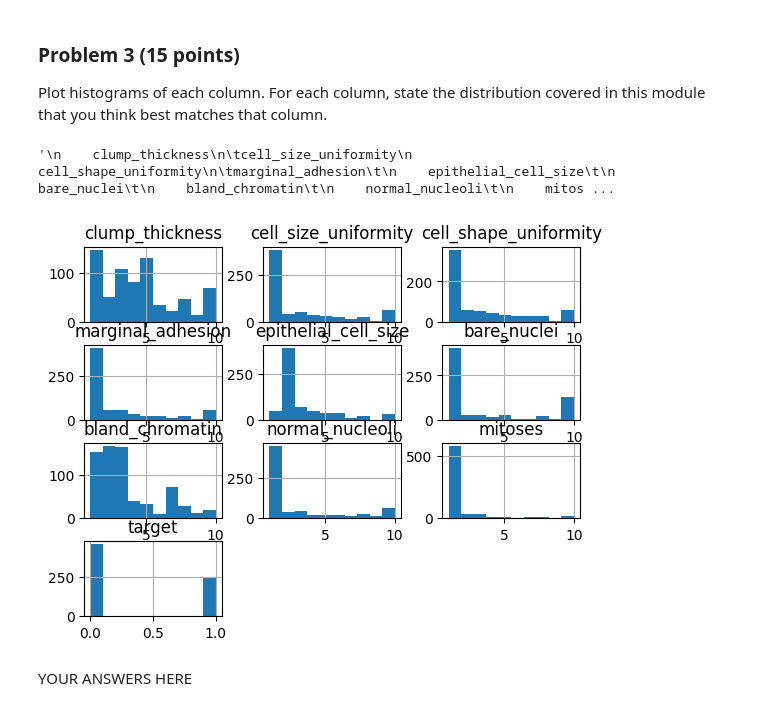
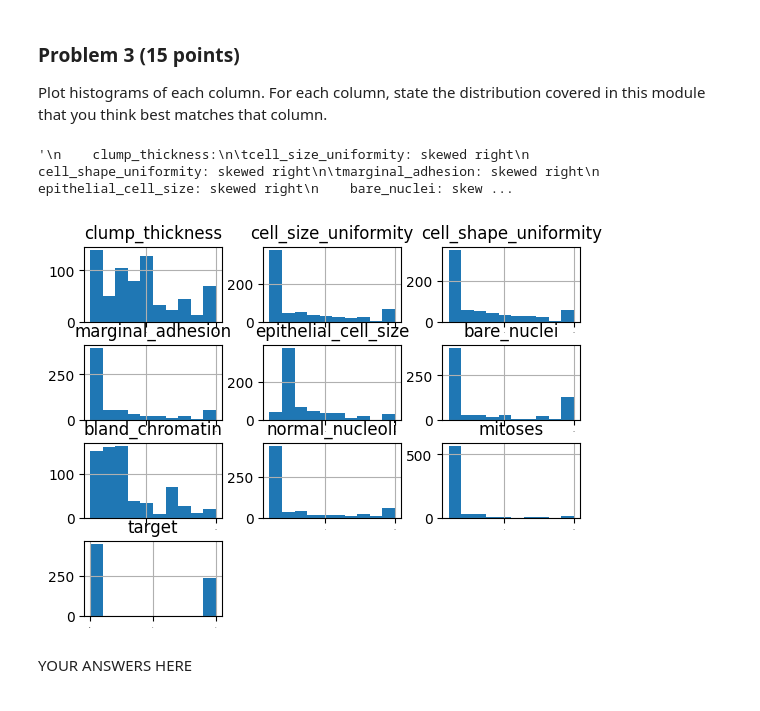
Before and after one commit to AL-Holmes/dx601-final-project, a Jupyter notebook: project.ipynb, the cells around one changed output. Drawn from its saved outputs; the diff is of its cells as text; code cells hidden in the pictures.

```diff
--- a/project.ipynb
+++ b/project.ipynb
@@ -76,8 +76,8 @@ If the data set you choose has more than ten columns, you may limit later analys
 # YOUR CODE HERE
 file = "breast_cancer_wisconsin_original.tsv"
 
-cancer_na = pd.read_csv(file, sep='\t')
-cancer = cancer_na.dropna()
+cancer_full = pd.read_csv(file, sep='\t')
+cancer = cancer_full.dropna()
 cancer.sample(10)
 # %% [output]
 |  | clump_thickness | cell_size_uniformity | cell_shape_uniformity | marginal_adhesion | epithelial_cell_size | ... |
@@ -123,22 +123,22 @@ Plot histograms of each column.
 For each column, state the distribution covered in this module that you think best matches that column.
 # %%
 # YOUR CODE HERE
-cancer.hist(bins=10)
+cancer.hist(xlabelsize=1)
 '''
     clump_thickness:
-	cell_size_uniformity:
-    cell_shape_uniformity:
-	marginal_adhesion:
-    epithelial_cell_size:
-    bare_nuclei:
-    bland_chromatin:
-    normal_nucleoli:
-    mitoses:
-    target:
+	cell_size_uniformity: skewed right
+    cell_shape_uniformity: skewed right
+	marginal_adhesion: skewed right
+    epithelial_cell_size: skewed right
+    bare_nuclei: skewed right
+    bland_chromatin: skewed right
+    normal_nucleoli: skewed right
+    mitoses: skewed right
+    target: distributed between two numbers (since it is categorical)
 '''
 # %% [output]
-'\n    clump_thickness\n\tcell_size_uniformity\n    cell_shape_uniformity\n\tmarginal_adhesion\t\n    epithelial_cell_size\t\n    bare_nuclei\t\n    bland_chromatin\t\n    normal_nucleoli\t\n    mitos ...
+'\n    clump_thickness:\n\tcell_size_uniformity: skewed right\n    cell_shape_uniformity: skewed right\n\tmarginal_adhesion: skewed right\n    epithelial_cell_size: skewed right\n    bare_nuclei: skew ...
-[figure, old version]
+[figure, new version]
 # %% [markdown]
 YOUR ANSWERS HERE
 # %% [markdown]
```
Also changed, not shown: parts of 4 cells of this notebook.
